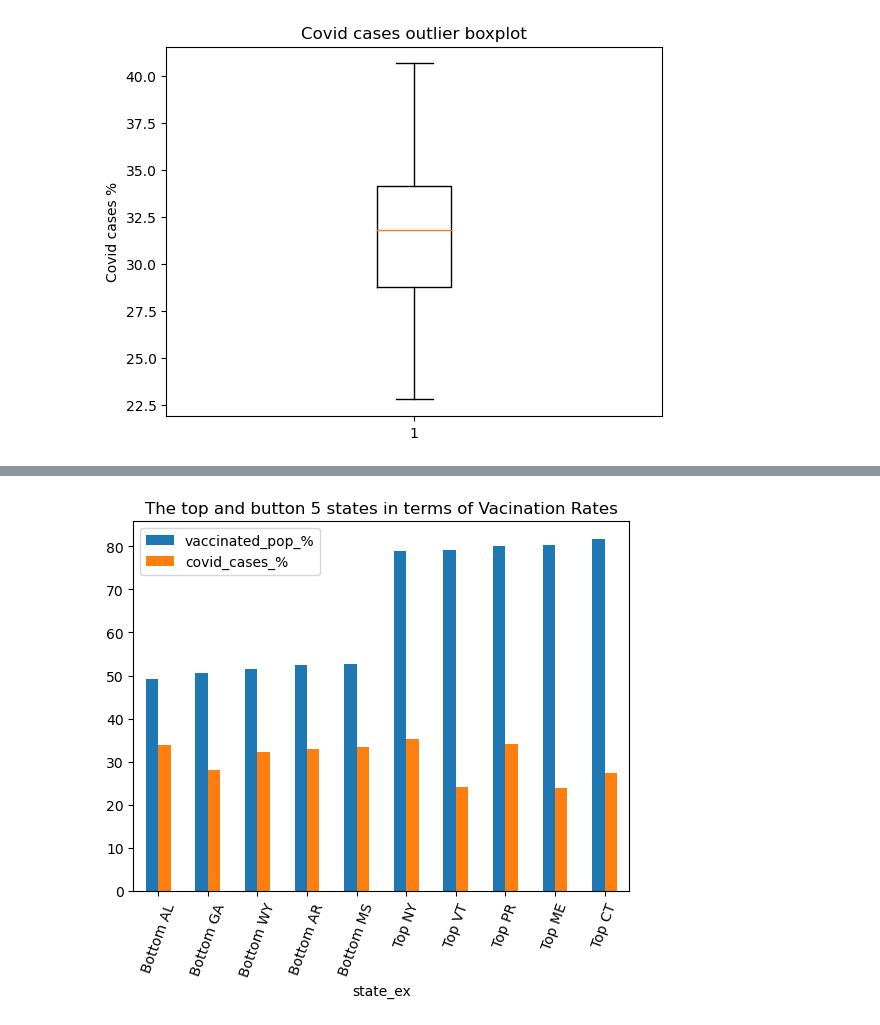
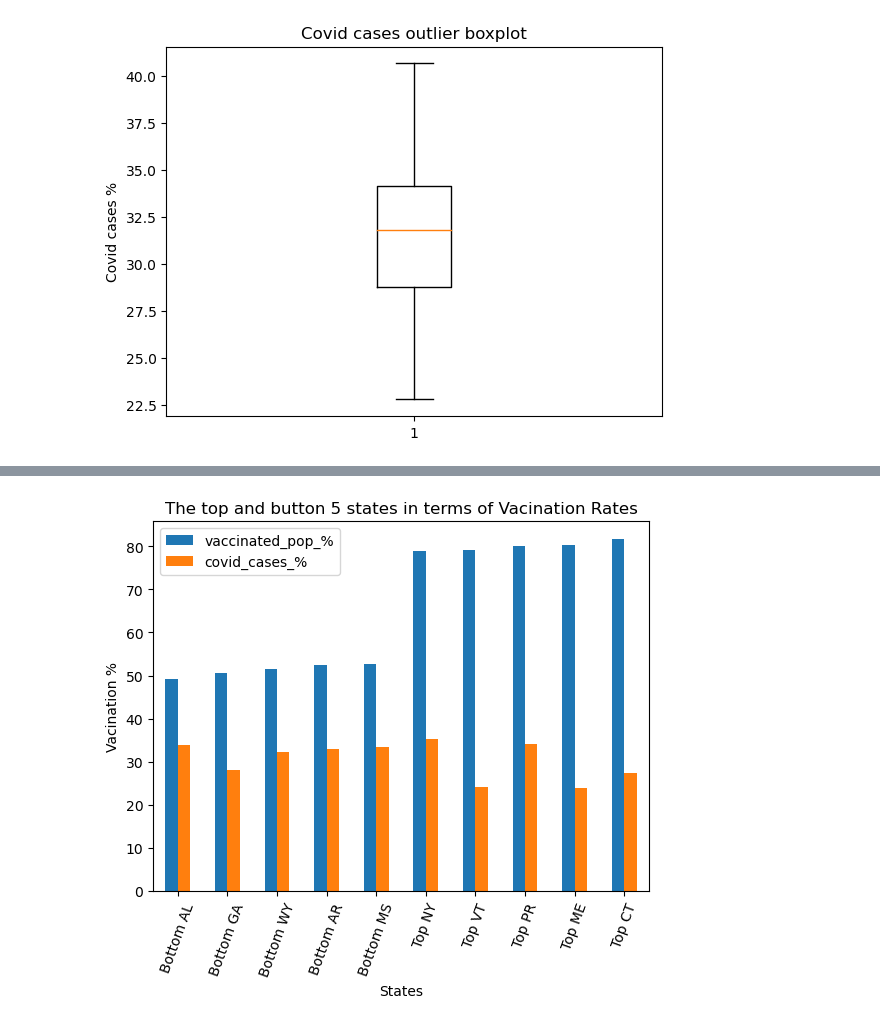
Before and after one commit to 123noob1/eda_and_git_colab, a Jupyter notebook: CodeBase/covid_vaccination_infection_rates.ipynb, the cells around one changed output, grey strips where cells are left out. Cells and saved outputs as stored; diff of their text form; code cells hidden in the pictures.

```diff
--- a/CodeBase/covid_vaccination_infection_rates.ipynb
+++ b/CodeBase/covid_vaccination_infection_rates.ipynb
@@ -173,5 +173,7 @@ NameError: name 'plot' is not defined
 # %%
 df_concat_va.plot.bar(x="state_ex", y=['vaccinated_pop_%','covid_cases_%'], rot=70, title="The top and button 5 states in terms of Vacination Rates");
-plt.savefig("Vacination_rates_bar_chart.png")
+plt.xlabel('States')
+plt.ylabel('Vacination %')
+plt.savefig("Vacination_rates_bar_chart.png", dpi=200)
 # %% [output]
-[figure, old version]
+[figure, new version]
```
Also changed, not shown: parts of 1 cell of this notebook, 2 other files.
